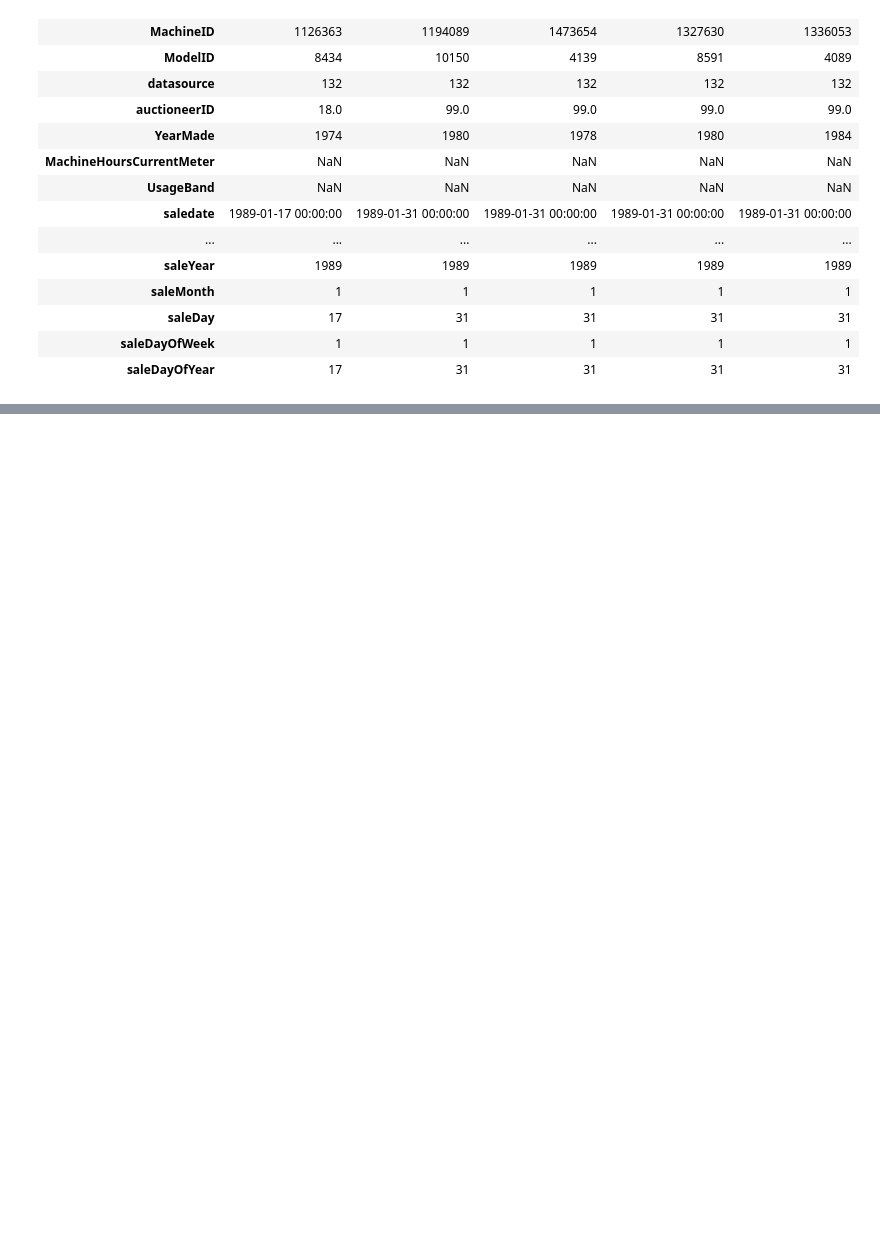
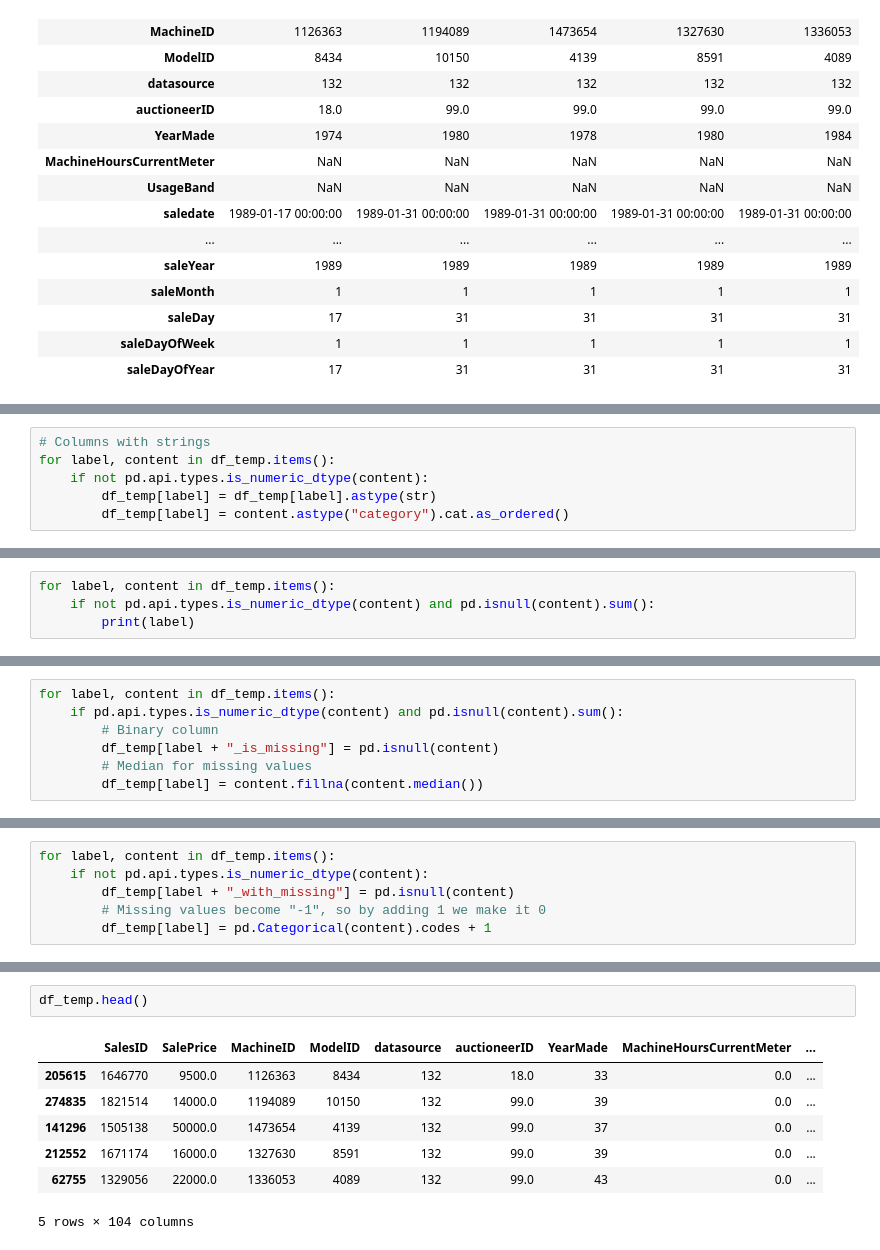
Before and after one commit to Mateus-Henr/Machine-Learning-And-Data-Science-Course, a Jupyter notebook: Section 12 - Supervised Learning - Time Series/End_To_End_Bulldozer_Price_Regression.ipynb, the cells around one changed output, grey strips where cells are left out. Cells and saved outputs as stored; diff of their text form; blank space fills up the shorter version.

```diff
--- a/Section 12 - Supervised Learning - Time Series/End_To_End_Bulldozer_Price_Regression.ipynb
+++ b/Section 12 - Supervised Learning - Time Series/End_To_End_Bulldozer_Price_Regression.ipynb
@@ -194,0 +234,6 @@ df_temp.head().T
+# %%
+# Columns with strings
+for label, content in df_temp.items():
+    if not pd.api.types.is_numeric_dtype(content):
+        df_temp[label] = df_temp[label].astype(str)
+        df_temp[label] = content.astype("category").cat.as_ordered()
@@ -194,0 +397,4 @@ df_temp.head().T
+# %%
+for label, content in df_temp.items():
+    if not pd.api.types.is_numeric_dtype(content) and pd.isnull(content).sum():
+        print(label)
@@ -194,0 +419,7 @@ df_temp.head().T
+# %%
+for label, content in df_temp.items():
+    if pd.api.types.is_numeric_dtype(content) and pd.isnull(content).sum():
+        # Binary column
+        df_temp[label + "_is_missing"] = pd.isnull(content)
+        # Median for missing values
+        df_temp[label] = content.fillna(content.median())
@@ -194,0 +457,6 @@ df_temp.head().T
+# %%
+for label, content in df_temp.items():
+    if not pd.api.types.is_numeric_dtype(content):
+        df_temp[label + "_with_missing"] = pd.isnull(content)
+        # Missing values become "-1", so by adding 1 we make it 0
+        df_temp[label] = pd.Categorical(content).codes + 1
@@ -194,0 +478,10 @@ df_temp.head().T
+# %%
+df_temp.head()
+# %% [output]
+|  | SalesID | SalePrice | MachineID | ModelID | datasource | auctioneerID | YearMade | MachineHoursCurrentMeter | ... |
+| 205615 | 1646770 | 9500.0 | 1126363 | 8434 | 132 | 18.0 | 33 | 0.0 | ... |
+| 274835 | 1821514 | 14000.0 | 1194089 | 10150 | 132 | 99.0 | 39 | 0.0 | ... |
+| 141296 | 1505138 | 50000.0 | 1473654 | 4139 | 132 | 99.0 | 37 | 0.0 | ... |
+| 212552 | 1671174 | 16000.0 | 1327630 | 8591 | 132 | 99.0 | 39 | 0.0 | ... |
+| 62755 | 1329056 | 22000.0 | 1336053 | 4089 | 132 | 99.0 | 43 | 0.0 | ... |
+5 rows × 104 columns
```
Also changed, not shown: parts of 40 cells of this notebook.
